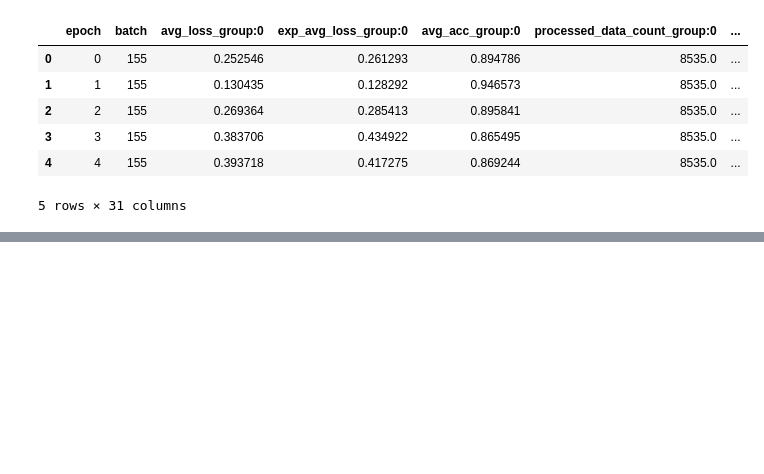
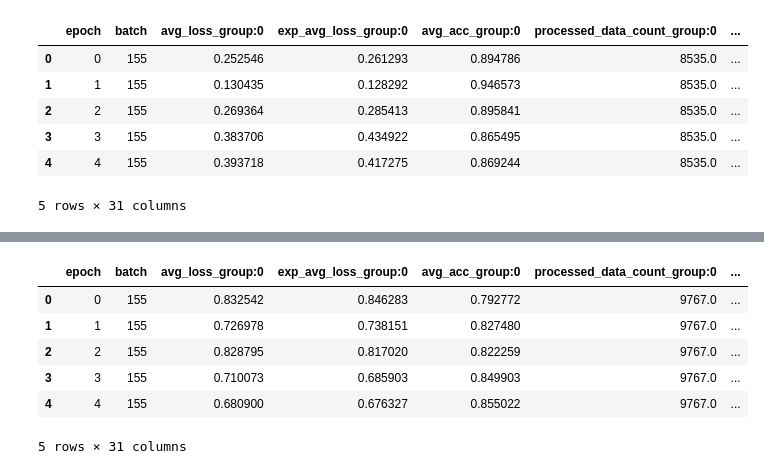
Before and after one commit to arinchang/overparam_spur_corr, a Jupyter notebook: test_plot.ipynb, the cells around one changed output, grey strips where cells are left out. Saved outputs shown, nothing was run; the diff lists cells and outputs as text; code cells hidden in the pictures; blank space fills up the shorter version.

```diff
--- a/test_plot.ipynb
+++ b/test_plot.ipynb
@@ -67,0 +81,11 @@ plt.show()
+# %%
+dp_test_df = pd.read_csv("logs/test_0.csv")
+dp_test_df.head()
+# %% [output]
+|  | epoch | batch | avg_loss_group:0 | exp_avg_loss_group:0 | avg_acc_group:0 | processed_data_count_group:0 | ... |
+| 0 | 0 | 155 | 0.832542 | 0.846283 | 0.792772 | 9767.0 | ... |
+| 1 | 1 | 155 | 0.726978 | 0.738151 | 0.827480 | 9767.0 | ... |
+| 2 | 2 | 155 | 0.828795 | 0.817020 | 0.822259 | 9767.0 | ... |
+| 3 | 3 | 155 | 0.710073 | 0.685903 | 0.849903 | 9767.0 | ... |
+| 4 | 4 | 155 | 0.680900 | 0.676327 | 0.855022 | 9767.0 | ... |
+5 rows × 31 columns
```
Also changed, not shown: parts of 11 cells of this notebook, 3 other files.
